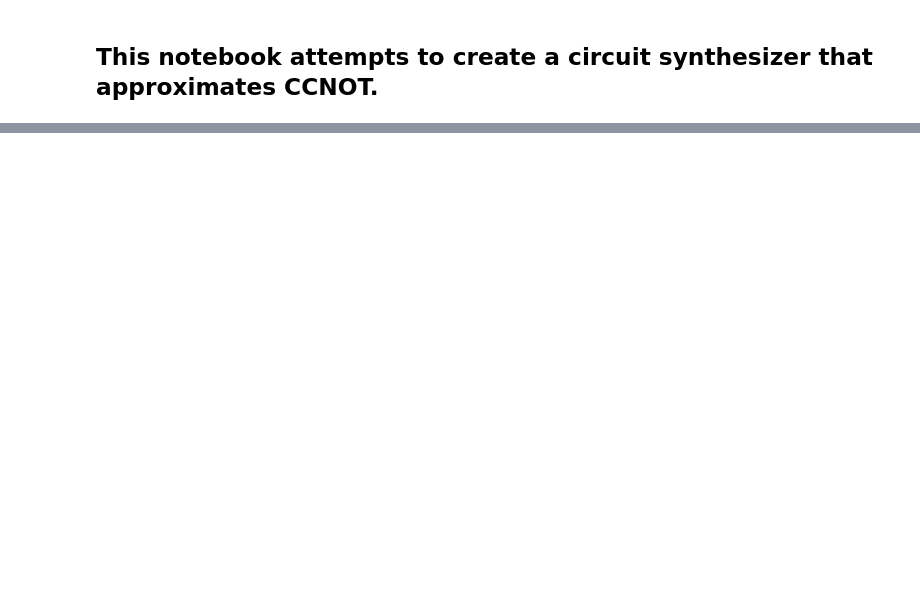
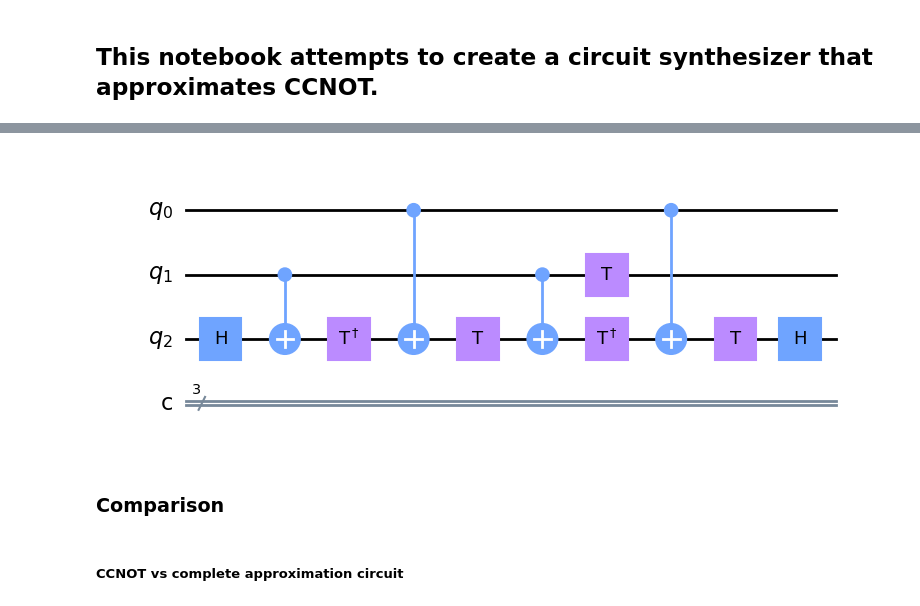
Before and after one commit to ThomScottW/CCNOT-Synthesizer, a Jupyter notebook: Synthesizer.ipynb, the cells around one changed output, grey strips where cells are left out. Drawn from its saved outputs; the diff is of its cells as text; code cells hidden in the pictures; blank space fills up the shorter version.

```diff
--- a/Synthesizer.ipynb
+++ b/Synthesizer.ipynb
@@ -38,0 +44,19 @@ Statevector(transpiled_circuit).to_dict()
+# %%
+H_T_approximation_partial = QuantumCircuit(3, 3)
+H_T_approximation_partial.h(2)
+H_T_approximation_partial.cnot(1, 2)
+H_T_approximation_partial.tdg(2)
+H_T_approximation_partial.cnot(0, 2)
+H_T_approximation_partial.t(2)
+H_T_approximation_partial.cnot(1, 2)
+H_T_approximation_partial.tdg(2)
+H_T_approximation_partial.cnot(0, 2)
+H_T_approximation_partial.t(1)
+H_T_approximation_partial.t(2)
+H_T_approximation_partial.h(2)
+
+H_T_approximation_partial.draw('mpl')
+# %% [output]
+[figure, added]
+# %% [markdown]
+### Comparison
@@ -38,0 +68,2 @@ Statevector(transpiled_circuit).to_dict()
+# %% [markdown]
+##### CCNOT vs complete approximation circuit
```
Also changed, not shown: parts of 23 cells of this notebook.
